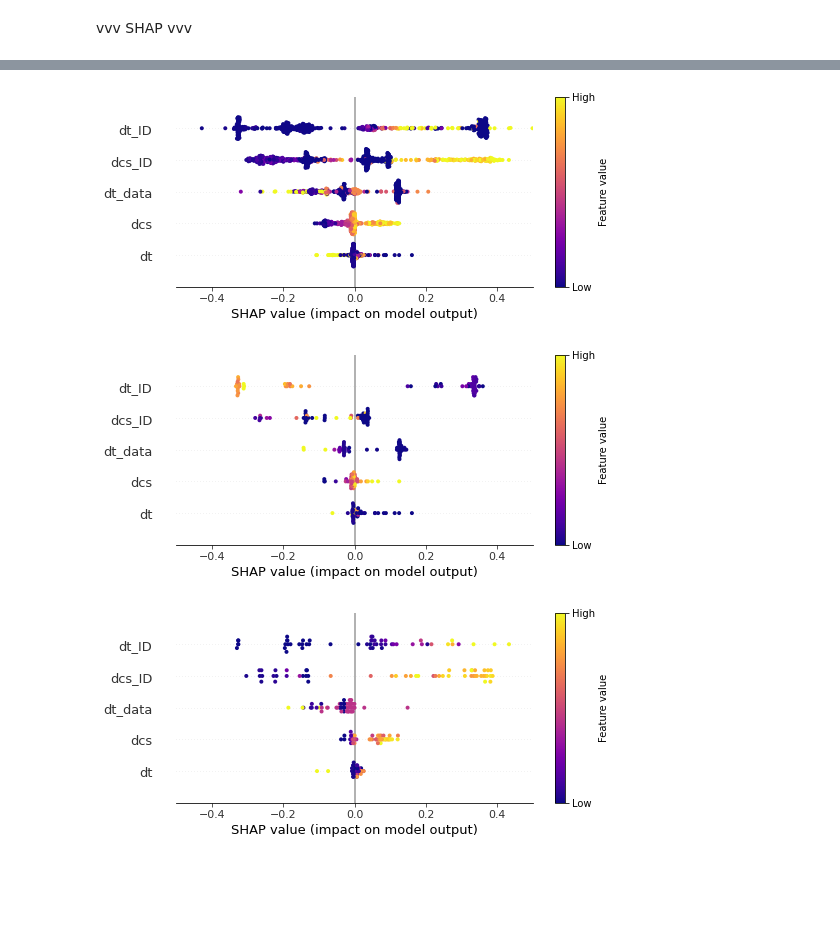
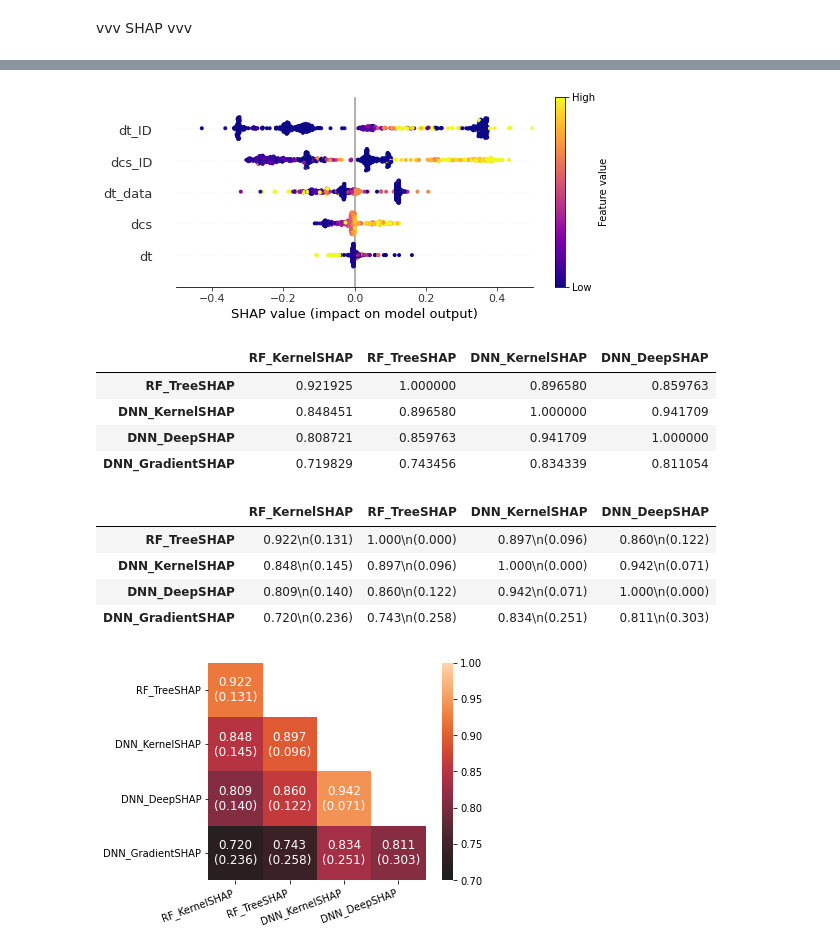
Before and after one commit to hampu5/ml-classify, a Jupyter notebook: ml_classify/shap-book.ipynb, the cells around one changed output, grey strips where cells are left out. Drawn from its saved outputs; the diff is of its cells as text; code cells hidden in the pictures; blank space fills up the shorter version.

Commit message:
POttylotty. Did the simple custom plot, and fixed in the swarm one

```diff
--- a/ml_classify/shap-book.ipynb
+++ b/ml_classify/shap-book.ipynb
@@ -8,3 +8,10 @@ import numpy as np
 from sklearn.model_selection import cross_val_score, train_test_split
 from joblib import dump, load
 from imblearn.under_sampling import RandomUnderSampler
+# %%
+shap_rf = load("dumped_shap/shap_rf_kernel.joblib")
+shap_rf_tree = load("dumped_shap/shap_rf_tree.joblib")
+
+shap_dnn = load("dumped_shap/shap_dnn_kernel.joblib")
+shap_dnn_deep = load("dumped_shap/shap_dnn_deep.joblib")
+shap_dnn_grad = load("dumped_shap/shap_dnn_grad.joblib")
@@ -112,12 +145,16 @@ def get_explanation2(explainer, df: pd.DataFrame):
         data=df.to_numpy(),
         feature_names=df.columns)
 # %%
-# shap_rf = get_explanation2(exp_rf, X_exp)
-# shap_rf_tree = get_explanation2(exp_rf_tree, X_exp)
+shap_rf = get_explanation2(exp_rf, X_exp)
+shap_rf_tree = get_explanation2(exp_rf_tree, X_exp)
 
-shap_dnn = get_explanation2(exp_dnn, X_exp)
+# shap_dnn = get_explanation2(exp_dnn, X_exp)
 # shap_dnn_deep = get_explanation2(exp_dnn_deep, X_exp)
 # shap_dnn_grad = get_explanation2(exp_dnn_grad, X_exp)
 
+dump(shap_rf, "dumped_shap/shap_rf_kernel.joblib")
+dump(shap_rf_tree, "dumped_shap/shap_rf_tree.joblib")
+# dump(shap_dnn, "dumped_shap/shap_dnn_kernel.joblib")
 # dump(shap_dnn_deep, "dumped_shap/shap_dnn_deep.joblib")
+# dump(shap_dnn_grad, "dumped_shap/shap_dnn_grad.joblib")
 # %% [output]
@@ -179,17 +185,15 @@ Name: name, Length: 600, dtype: object
 # %%
 # plot_beeswarm2(shap_rf)
 # plot_beeswarm2(shap_rf_tree)
+# plot_beeswarm2(shap_dnn)
+# X_exp_r = X_exp.reset_index(drop=True)
+# X_exp_name_r = X_exp_name.reset_index(drop=True)
+# plot_beeswarm2(reform_explanation(shap_dnn, (X_exp_name_r == "Malfunction_dataset_SONATA")))
+# plot_beeswarm2(reform_explanation(shap_dnn, (X_exp_name_r == "Fuzzy_dataset_SONATA")))
+# plot_beeswarm2(shap_dnn_deep)
 plot_beeswarm2(shap_dnn)
-X_exp_r = X_exp.reset_index(drop=True)
-X_exp_name_r = X_exp_name.reset_index(drop=True)
-plot_beeswarm2(reform_explanation(shap_dnn, (X_exp_name_r == "Malfunction_dataset_SONATA")))
-plot_beeswarm2(reform_explanation(shap_dnn, (X_exp_name_r == "Fuzzy_dataset_SONATA")))
-# plot_beeswarm2(shap_dnn_deep)
-# plot_beeswarm2(shap_dnn_grad)
 # %% [output]
-[figure, old version]
+[figure, new version]
-[figure, removed]
-[figure, removed]
 # %%
 # shap.summary_plot(shap_rf, plot_type="bar")
 # shap.summary_plot(shap_rf_tree, plot_type="bar")
@@ -201,14 +205,16 @@ tata = pd.DataFrame([shap_rf, shap_rf_tree, shap_dnn, shap_dnn_deep, shap_dnn_gr
 
 # sns.barplot()
 # %%
+import seaborn as sns
+
 def euclid(a, b):
     return np.sqrt(np.dot(b-a, b-a))
 
 def cosim(a, b):
     return np.dot(a, b)/(np.sqrt(np.dot(a, a)) * np.sqrt(np.dot(b, b)))
 
-shap_rf_avg = np.array(shap_rf.values).flatten() # np.mean(shap_rf.values, axis=0)
-shap_dnn_avg = np.array(shap_dnn.values).flatten() # np.mean(shap_dnn.values, axis=0)
+# shap_rf_avg = np.array(shap_rf.values).flatten() # np.mean(shap_rf.values, axis=0)
+# shap_dnn_avg = np.array(shap_dnn.values).flatten() # np.mean(shap_dnn.values, axis=0)
 
 # print(shap_rf_avg)
 # print(shap_dnn_avg)
@@ -217,27 +223,52 @@ shap_dnn_avg = np.array(shap_dnn.values).flatten() # np.mean(shap_dnn.values, ax
 # shap_cosims = list(map(cosim, shap_rf.values, shap_rf_tree.values))
 
 all_shaps = [shap_rf, shap_rf_tree, shap_dnn, shap_dnn_deep, shap_dnn_grad]
-names = ["RF_KernelExplainer", "RF_TreeExplainer", "DNN_KernelExplainer", "DNN_DeepExplainer", "DNN_GradientExplainer"]
+names = ["RF_KernelSHAP", "RF_TreeSHAP", "DNN_KernelSHAP", "DNN_DeepSHAP", "DNN_GradientSHAP"]
 
 temp = pd.DataFrame(index=names, columns=names, dtype=np.float64)
+annots = pd.DataFrame(index=names, columns=names, dtype=str)
 for i in range(5):
     for j in range(5):
         temp.iloc[i, j] = np.mean(list(map(cosim, all_shaps[i].values, all_shaps[j].values)))
+        annots.iloc[i, j] = str(format(np.mean(list(map(cosim, all_shaps[i].values, all_shaps[j].values))), ".3f"))
+        annots.iloc[i, j] += "\n(" + str(format(np.std(list(map(cosim, all_shaps[i].values, all_shaps[j].values))), ".3f")) + ")"
 
 # Drop first row and last column that don't provide information
 temp.drop(index=temp.index[0], inplace=True)
 temp.drop(columns=temp.columns[-1], inplace=True)
+annots.drop(index=annots.index[0], inplace=True)
+annots.drop(columns=annots.columns[-1], inplace=True)
 
 # Generate a mask for the upper triangle but not the diagonal
 mask = np.triu(np.ones_like(temp, dtype=bool))
 np.fill_diagonal(mask, False)
 
-sns.heatmap(temp, annot=True, square=True, mask=mask, vmin=0.7, vmax=1, center=0.7, annot_kws={"fontsize": 12}, fmt=".3f")
+display(temp)
+display(annots)
+
+
+
+
+sns.heatmap(temp, annot=annots, square=True, mask=mask, vmin=0.7, vmax=1, center=0.7, annot_kws={"fontsize": 12}, fmt="s")
 plt.xticks(rotation=20, horizontalalignment="right")
+
+plt.savefig("../images/SHAP/final/shap_comparison_new.pdf", dpi=300, bbox_inches="tight")
 
 # print(np.mean(shap_cosims))
 # print(euclid(shap_rf_avg, shap_dnn_avg))
 # plt.plot(shap_cosims)
+# %% [output]
+|  | RF_KernelSHAP | RF_TreeSHAP | DNN_KernelSHAP | DNN_DeepSHAP |
+| RF_TreeSHAP | 0.921925 | 1.000000 | 0.896580 | 0.859763 |
+| DNN_KernelSHAP | 0.848451 | 0.896580 | 1.000000 | 0.941709 |
+| DNN_DeepSHAP | 0.808721 | 0.859763 | 0.941709 | 1.000000 |
+| DNN_GradientSHAP | 0.719829 | 0.743456 | 0.834339 | 0.811054 |
+|  | RF_KernelSHAP | RF_TreeSHAP | DNN_KernelSHAP | DNN_DeepSHAP |
+| RF_TreeSHAP | 0.922\n(0.131) | 1.000\n(0.000) | 0.897\n(0.096) | 0.860\n(0.122) |
+| DNN_KernelSHAP | 0.848\n(0.145) | 0.897\n(0.096) | 1.000\n(0.000) | 0.942\n(0.071) |
+| DNN_DeepSHAP | 0.809\n(0.140) | 0.860\n(0.122) | 0.942\n(0.071) | 1.000\n(0.000) |
+| DNN_GradientSHAP | 0.720\n(0.236) | 0.743\n(0.258) | 0.834\n(0.251) | 0.811\n(0.303) |
+[figure, added]
 # %%
 def cust_exp(df_exp: pd.DataFrame, shap_all: shap.Explanation, feature, scale):
     df_exp["Label"].replace({0: "normal", 1: "attack"}, inplace=True)
```
Also changed, not shown: parts of 11 cells of this notebook, 10 other files.
